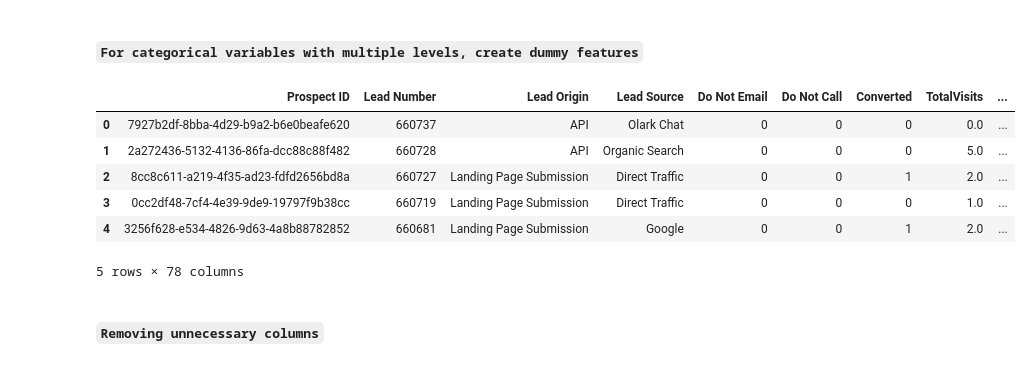
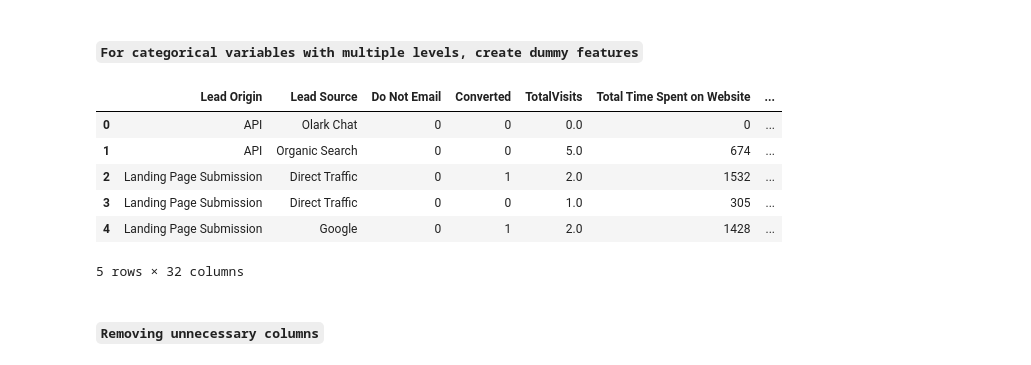
Before and after one commit to ManishDhawal/Lead_Score_Case_Study, a Jupyter notebook: Lead+Scoring+Case+Study.ipynb, the cells around one changed output. Cells and saved outputs as stored; diff of their text form; code cells hidden in the pictures.

```diff
--- a/Lead+Scoring+Case+Study.ipynb
+++ b/Lead+Scoring+Case+Study.ipynb
@@ -668,3 +706,5 @@ plt.show()
+# %%
+leadScore = leadScore.drop(['Through Recommendations'], axis=1)
 # %% [markdown]
 #### `A free copy of Mastering The Interview`
 # %%
@@ -683,3 +723,5 @@ We can observe that the conversion rates are higher for those leads who do not w
+# %%
+leadScore = leadScore.drop(['A free copy of Mastering The Interview'], axis=1)
 # %% [markdown]
 #### `Last Notable Activity`
 # %%
@@ -697,0 +742,2 @@ We can observe that the conversion rates of `SMS Sent` is the highest, followed
+# %%
+leadScore = leadScore.drop(['Last Notable Activity'], axis=1)
@@ -700,7 +750,7 @@ We can observe that the conversion rates of `SMS Sent` is the highest, followed
 # %% [markdown]
 #### `Converting some binary variables (Yes/No) to 0/1`
 # %%
-varList = ['Do Not Email', 'Do Not Call', 'Search', 'Digital Advertisement', 'Through Recommendations', 'A free copy of Mastering The Interview']
+varList = ['Do Not Email']
 
 # Defining the map function
 def binary_map(x):
@@ -722,50 +772,35 @@ leadScore.head()
 # %%
 # Creating dummy variables for the categorical variables and dropping the level with big names.
 
 # Creating dummy variables for the variable 'Lead Origin'
-lo = pd.get_dummies(leadScore['Lead Origin'], prefix='LeadOrigin')
+lo = pd.get_dummies(leadScore['Lead Origin'], prefix='Lead Origin')
 # Dropping quick Add Form column
-lo1 = lo.drop(['LeadOrigin_Quick Add Form'], 1)
+lo1 = lo.drop(['Lead Origin_Quick Add Form'], 1)
 #Adding the results to the master dataframe
 leadScore = pd.concat([leadScore, lo1], axis = 1)
 
 # Creating dummy variables for the variable 'Lead Source'
-ls = pd.get_dummies(leadScore['Lead Source'], prefix='LeadSource')
-# Dropping blog column
-ls1 = ls.drop(['LeadSource_NC_EDM'], 1)
+ls = pd.get_dummies(leadScore['Lead Source'], prefix='Lead Source')
 # Adding the results to the master dataframe
-leadScore = pd.concat([leadScore,ls1], axis=1)
-
-# Creating dummy variables for the variable 'Last Activity'
-la = pd.get_dummies(leadScore['Last Activity'], prefix='LastActivity')
-# Dropping Resubscribed to emails column
-la1 = la.drop(['LastActivity_Resubscribed to emails'], 1)
-# Adding the results to the master dataframe
-leadScore = pd.concat([leadScore,la1], axis=1)
+leadScore = pd.concat([leadScore,ls], axis=1)
 
 # Creating dummy variables for the variable 'What is your current occupation'
-co = pd.get_dummies(leadScore['What is your current occupation'], prefix='CurrentOccupation')
+co = pd.get_dummies(leadScore['What is your current occupation'], prefix='Current Occupation')
 # Dropping No Information column
-co1 = co.drop(['CurrentOccupation_Businessman'], 1)
+co1 = co.drop(['Current Occupation_Businessman'], 1)
 # Adding the results to the master dataframe
 leadScore = pd.concat([leadScore,co1], axis=1)
 
-# Creating dummy variables for the variable 'Last Notable Activity'
-lna = pd.get_dummies(leadScore['Last Notable Activity'], prefix='LastNotableActivity')
-# Dropping Resubscribed to emails column
-lna1 = lna.drop(['LastNotableActivity_Resubscribed to emails'], 1)
-# Adding the results to the master dataframe
-leadScore = pd.concat([leadScore,lna1], axis=1)
 
 leadScore.head()
 # %% [output]
-|  | Prospect ID | Lead Number | Lead Origin | Lead Source | Do Not Email | Do Not Call | Converted | TotalVisits | ... |
-| 0 | 7927b2df-8bba-4d29-b9a2-b6e0beafe620 | 660737 | API | Olark Chat | 0 | 0 | 0 | 0.0 | ... |
-| 1 | 2a272436-5132-4136-86fa-dcc88c88f482 | 660728 | API | Organic Search | 0 | 0 | 0 | 5.0 | ... |
-| 2 | 8cc8c611-a219-4f35-ad23-fdfd2656bd8a | 660727 | Landing Page Submission | Direct Traffic | 0 | 0 | 1 | 2.0 | ... |
-| 3 | 0cc2df48-7cf4-4e39-9de9-19797f9b38cc | 660719 | Landing Page Submission | Direct Traffic | 0 | 0 | 0 | 1.0 | ... |
-| 4 | 3256f628-e534-4826-9d63-4a8b88782852 | 660681 | Landing Page Submission | Google | 0 | 0 | 1 | 2.0 | ... |
+|  | Lead Origin | Lead Source | Do Not Email | Converted | TotalVisits | Total Time Spent on Website | ... |
+| 0 | API | Olark Chat | 0 | 0 | 0.0 | 0 | ... |
+| 1 | API | Organic Search | 0 | 0 | 5.0 | 674 | ... |
+| 2 | Landing Page Submission | Direct Traffic | 0 | 1 | 2.0 | 1532 | ... |
+| 3 | Landing Page Submission | Direct Traffic | 0 | 0 | 1.0 | 305 | ... |
+| 4 | Landing Page Submission | Google | 0 | 1 | 2.0 | 1428 | ... |
-5 rows × 78 columns
+5 rows × 32 columns
 # %% [markdown]
 #### `Removing unnecessary columns`
 # %%
```
Also changed, not shown: parts of 58 cells of this notebook.
